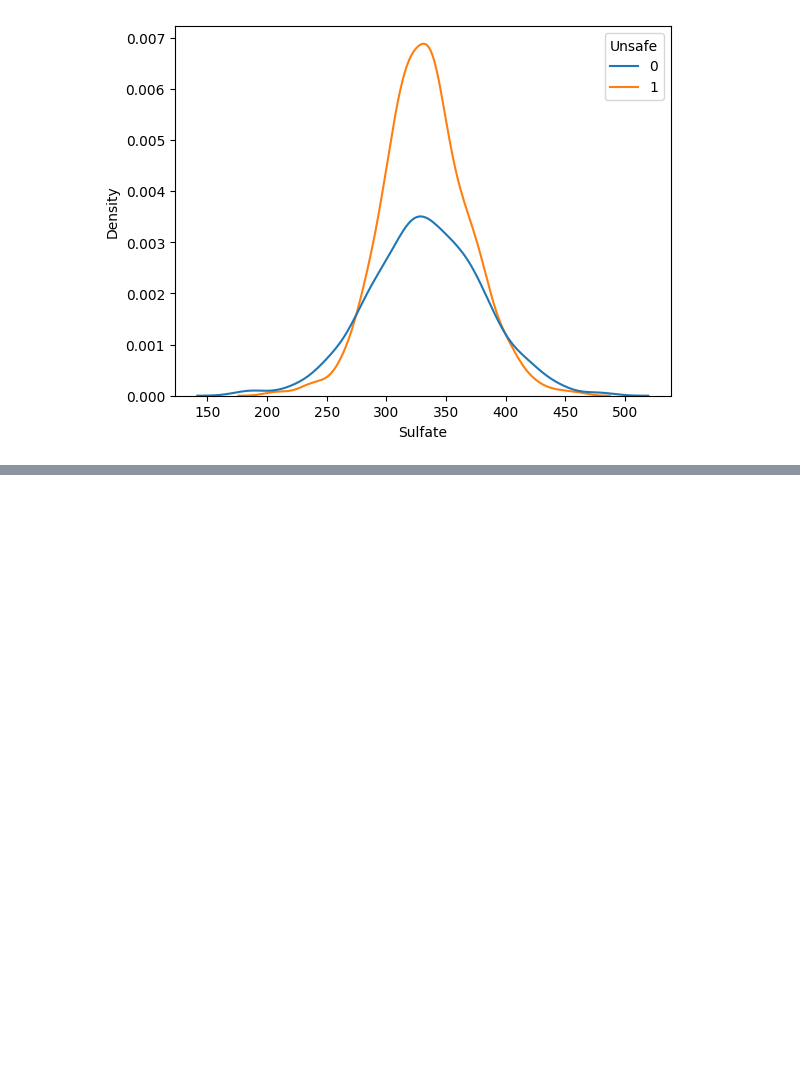
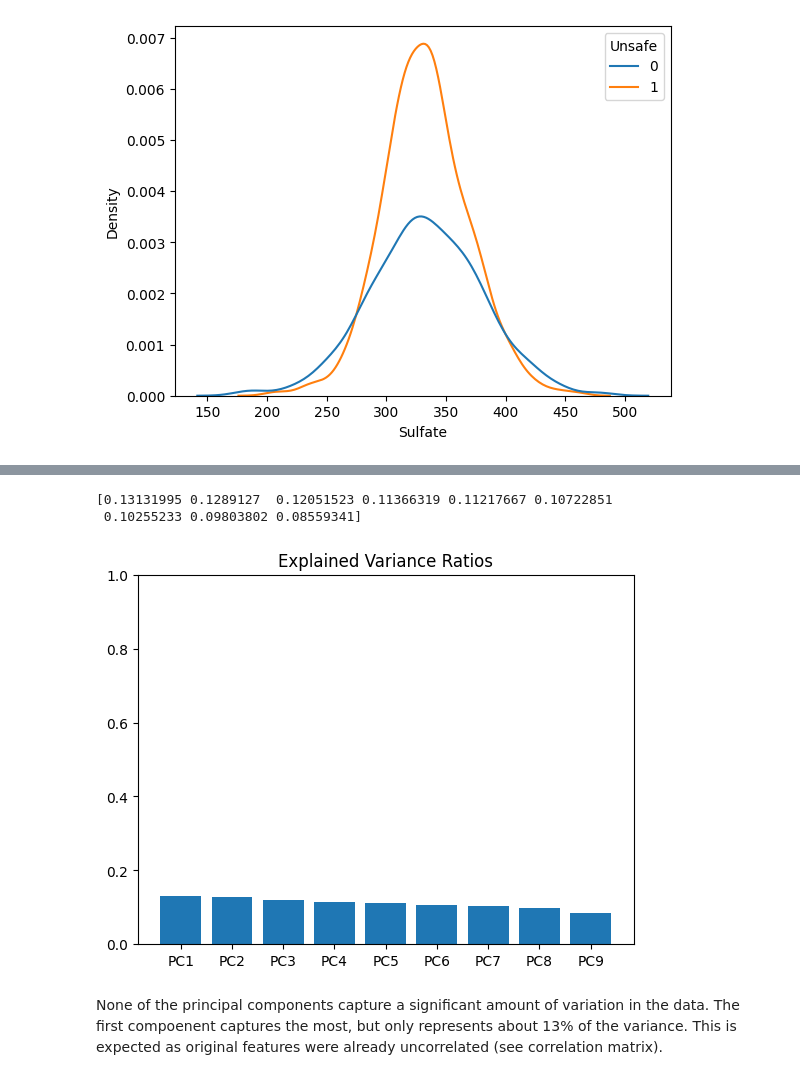
Before and after one commit to Nielam-Dass/Water-Potability-Analysis, a Jupyter notebook: Water_Potability_Data_Analysis.ipynb, the cells around one changed output, grey strips where cells are left out. Cells and saved outputs as stored; diff of their text form; code cells hidden in the pictures; blank space fills up the shorter version.

```diff
--- a/Water_Potability_Data_Analysis.ipynb
+++ b/Water_Potability_Data_Analysis.ipynb
@@ -203,0 +208,9 @@ The distribution of sulfate levels tend to be slightly more spread out when wate
+# %%
+from sklearn.decomposition import PCA
+
+X_train_scaled = (X_train - X_train.mean()) / X_train.std()
+pca = PCA()
+X_pca = pca.fit_transform(X_train_scaled)
+component_names = [f'PC{i+1}' for i in range(X_pca.shape[1])]
+X_pca = pd.DataFrame(X_pca, columns=component_names)
+X_pca.head()
@@ -203,0 +239,13 @@ The distribution of sulfate levels tend to be slightly more spread out when wate
+# %%
+print(pca.explained_variance_ratio_)
+plt.figure()
+plt.ylim(0.0, 1.0)
+plt.title('Explained Variance Ratios')
+plt.bar(component_names, pca.explained_variance_ratio_)
+plt.show()
+# %% [output]
+[0.13131995 0.1289127  0.12051523 0.11366319 0.11217667 0.10722851
+ 0.10255233 0.09803802 0.08559341]
+[figure, added]
+# %% [markdown]
+None of the principal components capture a significant amount of variation in the data. The first compoenent captures the most, but only represents about 13% of the variance. This is expected as original features were already uncorrelated (see correlation matrix).
```
Also changed, not shown: parts of 5 cells of this notebook.
